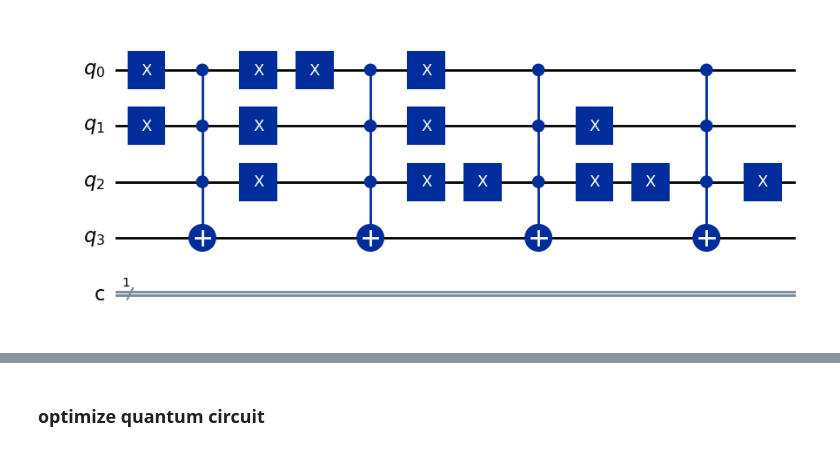
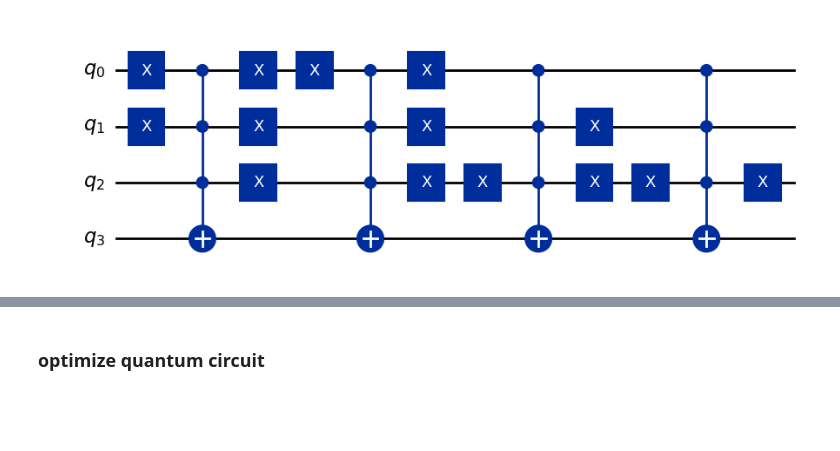
Before and after one commit to xuelx1/LearnQC, a Jupyter notebook: oracle.ipynb, the cells around one changed output, grey strips where cells are left out. Cells and saved outputs as stored; diff of their text form; code cells hidden in the pictures; blank space fills up the shorter version.

```diff
--- a/oracle.ipynb
+++ b/oracle.ipynb
@@ -22,9 +23,9 @@ def oracle(qc, support_set):
     return qc
 # %%
 support_set = ['001', '010', '100', '110']
-qc = QuantumCircuit(len(support_set[0])+1, 1)
+qc = QuantumCircuit(len(support_set[0])+1)
 # qc.initialize([0, 1], 1)
 qc = oracle(qc, support_set)
 qc.draw(output='mpl')
 # %% [output]
-[figure, old version]
+[figure, new version]
```
Also changed, not shown: parts of 7 cells of this notebook, 2 other files.
